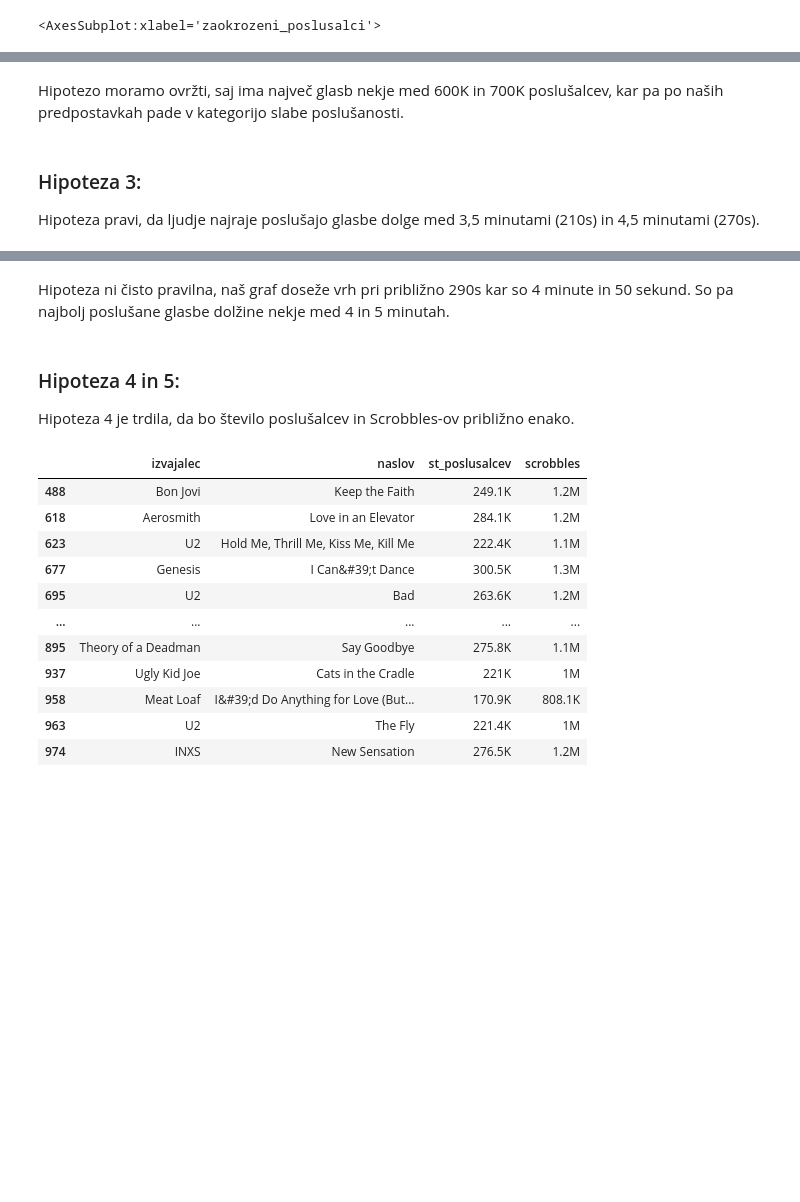
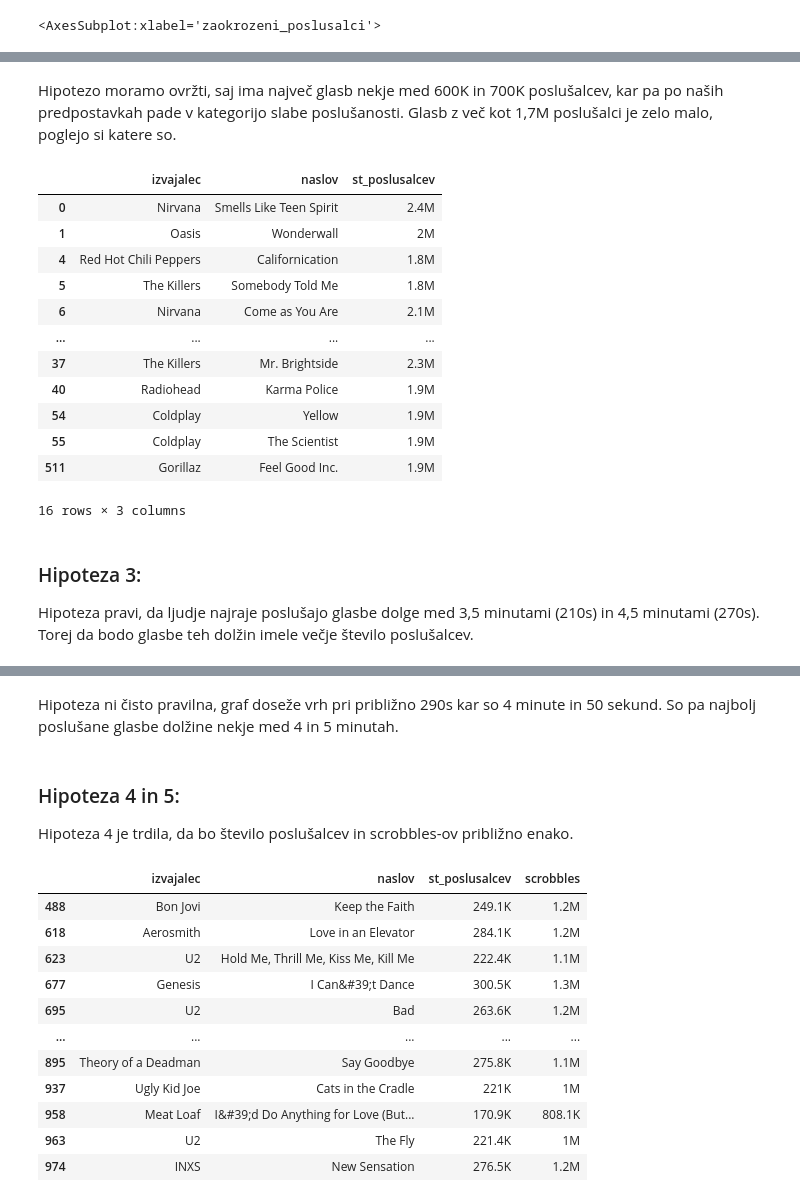
Before and after one commit to LaraNahtigal/popularna_glasba, a Jupyter notebook: analiza_podatkov.ipynb, the cells around one changed output, grey strips where cells are left out. Drawn from its saved outputs; the diff is of its cells as text; code cells hidden in the pictures; blank space fills up the shorter version.

```diff
--- a/analiza_podatkov.ipynb
+++ b/analiza_podatkov.ipynb
@@ -129,10 +129,27 @@ plot = diagram.plot(kind='pie', y='število', figsize=(5, 5), title='Poslušanos
 [interactive output not drawn]
 [interactive output not drawn]
 # %% [markdown]
-Hipotezo moramo ovržti, saj ima največ glasb nekje med 600K in 700K poslušalcev, kar pa po naših predpostavkah pade v kategorijo slabe poslušanosti.
+Hipotezo moramo ovržti, saj ima največ glasb nekje med 600K in 700K poslušalcev, kar pa po naših predpostavkah pade v kategorijo slabe poslušanosti. Glasb z več kot 1,7M poslušalci je zelo malo, poglejo si katere so.
+# %%
+zelo_poslusana = glasba[glasba.poslusalci_tisoc > 1700]
+zelo_poslusana[["izvajalec", "naslov", "st_poslusalcev"]]
+# %% [output]
+|  | izvajalec | naslov | st_poslusalcev |
+| 0 | Nirvana | Smells Like Teen Spirit | 2.4M |
+| 1 | Oasis | Wonderwall | 2M |
+| 4 | Red Hot Chili Peppers | Californication | 1.8M |
+| 5 | The Killers | Somebody Told Me | 1.8M |
+| 6 | Nirvana | Come as You Are | 2.1M |
+| ... | ... | ... | ... |
+| 37 | The Killers | Mr. Brightside | 2.3M |
+| 40 | Radiohead | Karma Police | 1.9M |
+| 54 | Coldplay | Yellow | 1.9M |
+| 55 | Coldplay | The Scientist | 1.9M |
+| 511 | Gorillaz | Feel Good Inc. | 1.9M |
+16 rows × 3 columns
 # %% [markdown]
 ### Hipoteza 3:
-Hipoteza pravi, da ljudje najraje poslušajo glasbe dolge med 3,5 minutami (210s) in 4,5 minutami (270s).
+Hipoteza pravi, da ljudje najraje poslušajo glasbe dolge med 3,5 minutami (210s) in 4,5 minutami (270s). Torej da bodo glasbe teh dolžin imele večje število poslušalcev.
 # %%
 dolzina_zaokrozenost = round(glasba["dolzina_v_sek"], -1)
 glasba["zaokrozena_dolzina"] = dolzina_zaokrozenost
@@ -144,10 +161,10 @@ izbrana.groupby("zaokrozena_dolzina").mean()[["poslusalci_tisoc"]].plot()
 [interactive output not drawn]
 <AxesSubplot:xlabel='zaokrozena_dolzina'>
 # %% [markdown]
-Hipoteza ni čisto pravilna, naš graf doseže vrh pri približno 290s kar so 4 minute in 50 sekund. So pa najbolj poslušane glasbe dolžine nekje med 4 in 5 minutah.
+Hipoteza ni čisto pravilna, graf doseže vrh pri približno 290s kar so 4 minute in 50 sekund. So pa najbolj poslušane glasbe dolžine nekje med 4 in 5 minutah.
 # %% [markdown]
 ### Hipoteza 4 in 5:
-Hipoteza 4 je trdila, da bo število poslušalcev in Scrobbles-ov približno enako.
+Hipoteza 4 je trdila, da bo število poslušalcev in scrobbles-ov približno enako.
 # %%
 razlika = abs(glasba["scrobbles_tisoc"] - glasba["poslusalci_tisoc"])
 glasba["razlika"] = razlika
```
Also changed, not shown: parts of 19 cells of this notebook.
